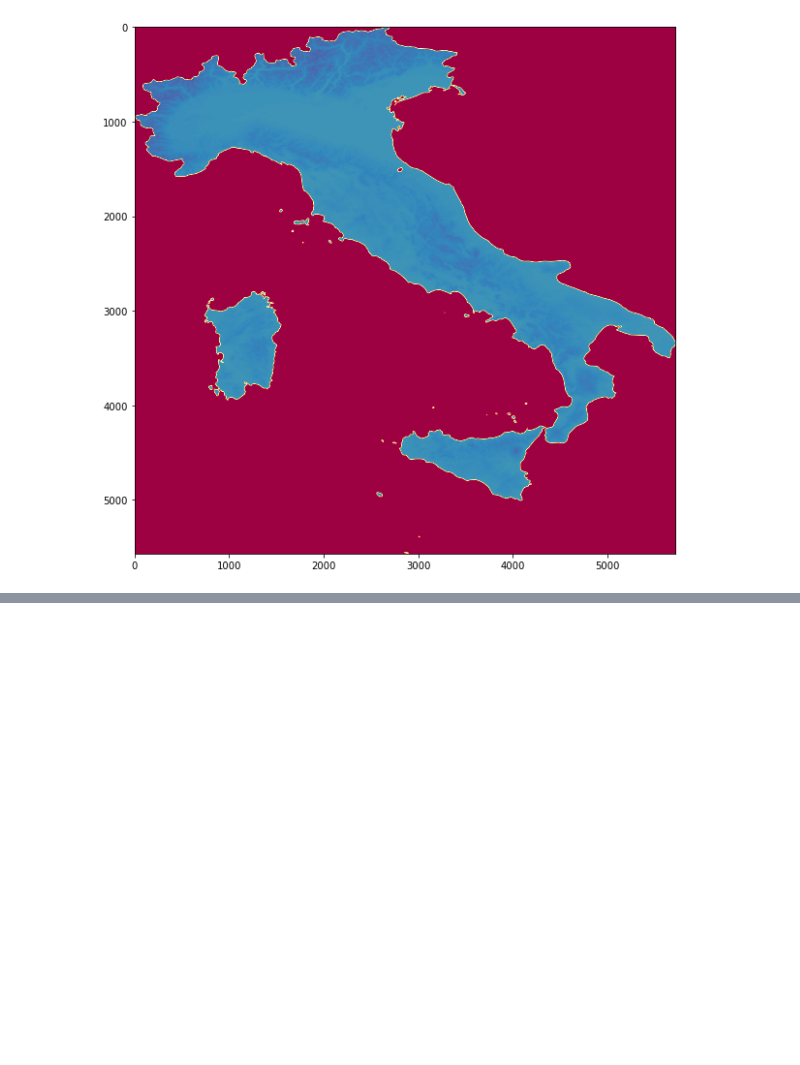
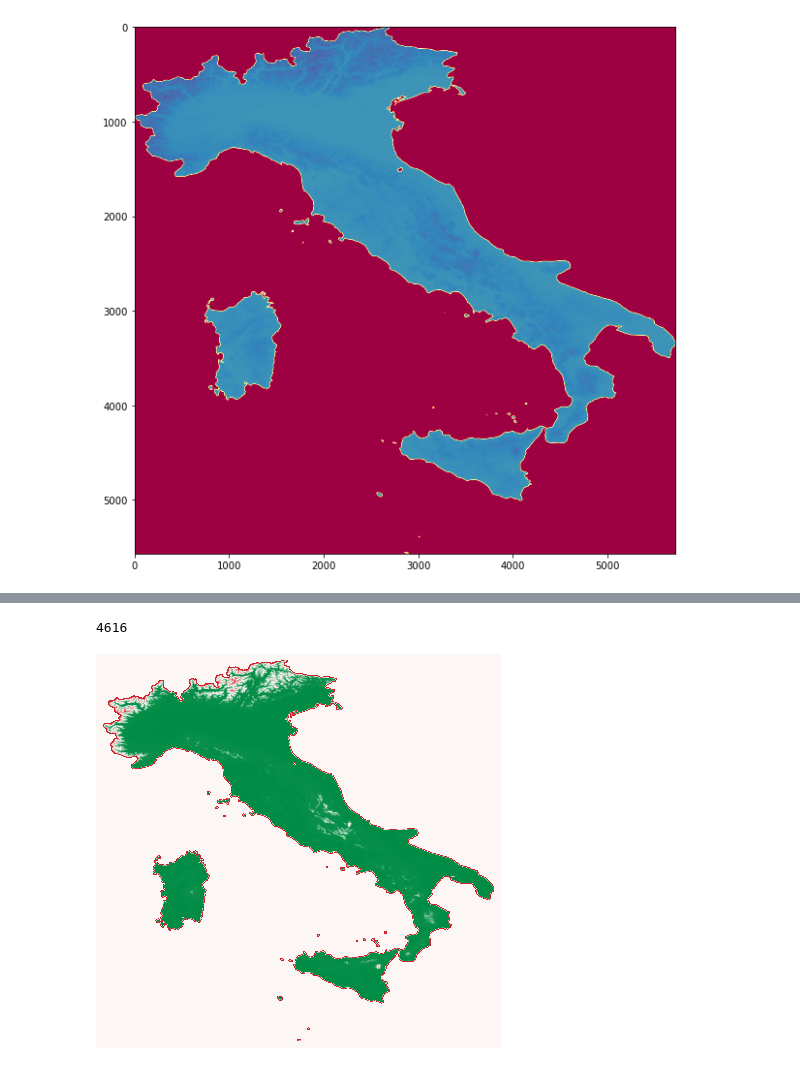
Before and after one commit to kebuhcah/experiments, a Jupyter notebook: rasterio/geoenv_italy_map.ipynb, the cells around one changed output, grey strips where cells are left out. Cells and saved outputs as stored; diff of their text form; code cells hidden in the pictures; blank space fills up the shorter version.

```diff
--- a/rasterio/geoenv_italy_map.ipynb
+++ b/rasterio/geoenv_italy_map.ipynb
@@ -35,0 +61,25 @@ plt.show()
+# %%
+value_range
+# %% [output]
+4616
+# %%
+from matplotlib.colors import LinearSegmentedColormap
+italy_colormap = LinearSegmentedColormap.from_list('italy', ['#008C45', '#0b914c', '#F4F5F0', '#cf2a32', '#CD212A'], N=value_range)
+
+from matplotlib.colors import ListedColormap
+
+background_color = np.array([0.9882352941176471, 0.9647058823529412, 0.9607843137254902, 1.0])
+newcolors = italy_colormap(np.linspace(0, 1, value_range))
+newcolors = np.vstack((newcolors, background_color))
+italy_colormap = ListedColormap(newcolors)
+# %%
+from matplotlib import colors
+
+fig = plt.figure(facecolor='#FCF6F5FF')
+fig.set_size_inches(14, 7)
+ax = plt.axes()
+plt.imshow(italy_topography[0], cmap=italy_colormap)
+ax.axis('off')
+plt.show()
+# %% [output]
+[figure, added]
```
Also changed, not shown: parts of 1 cell of this notebook, 1 other file.
